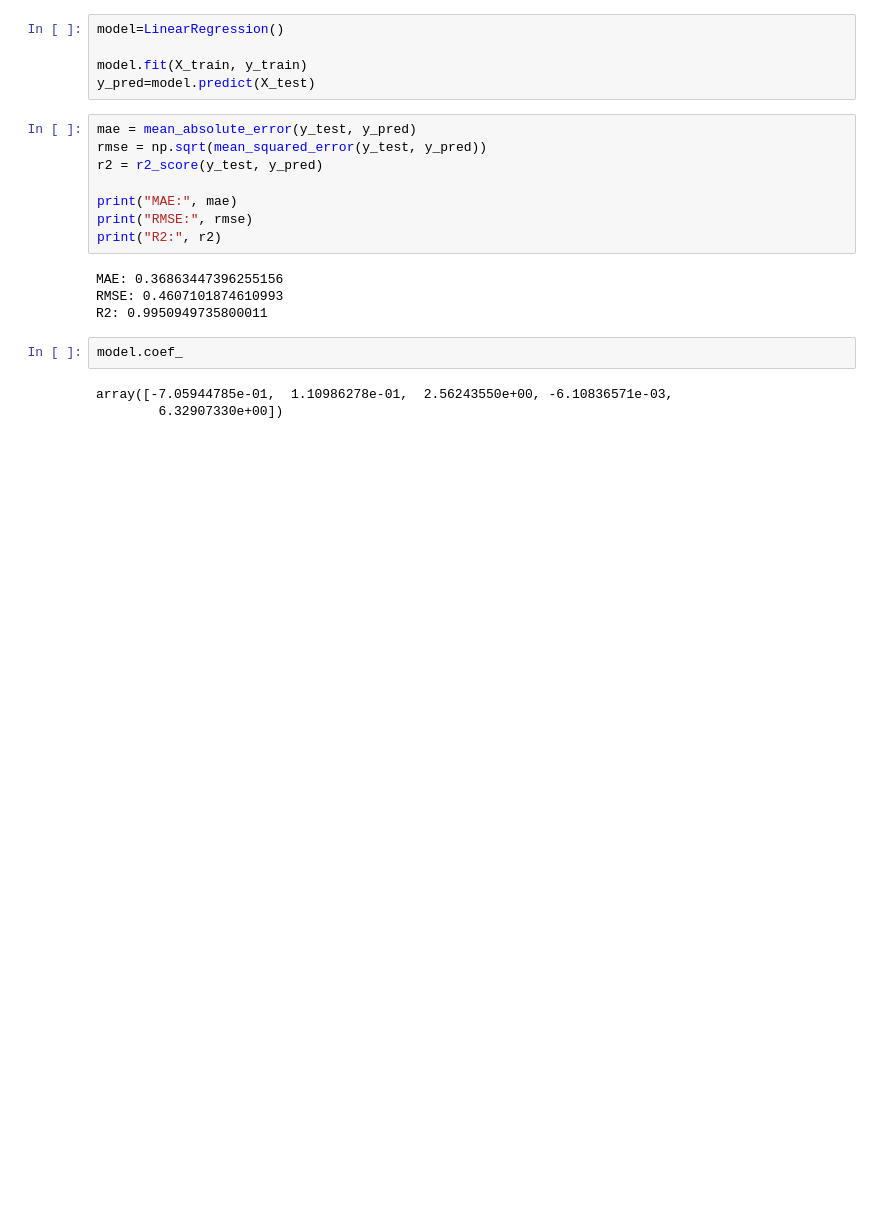
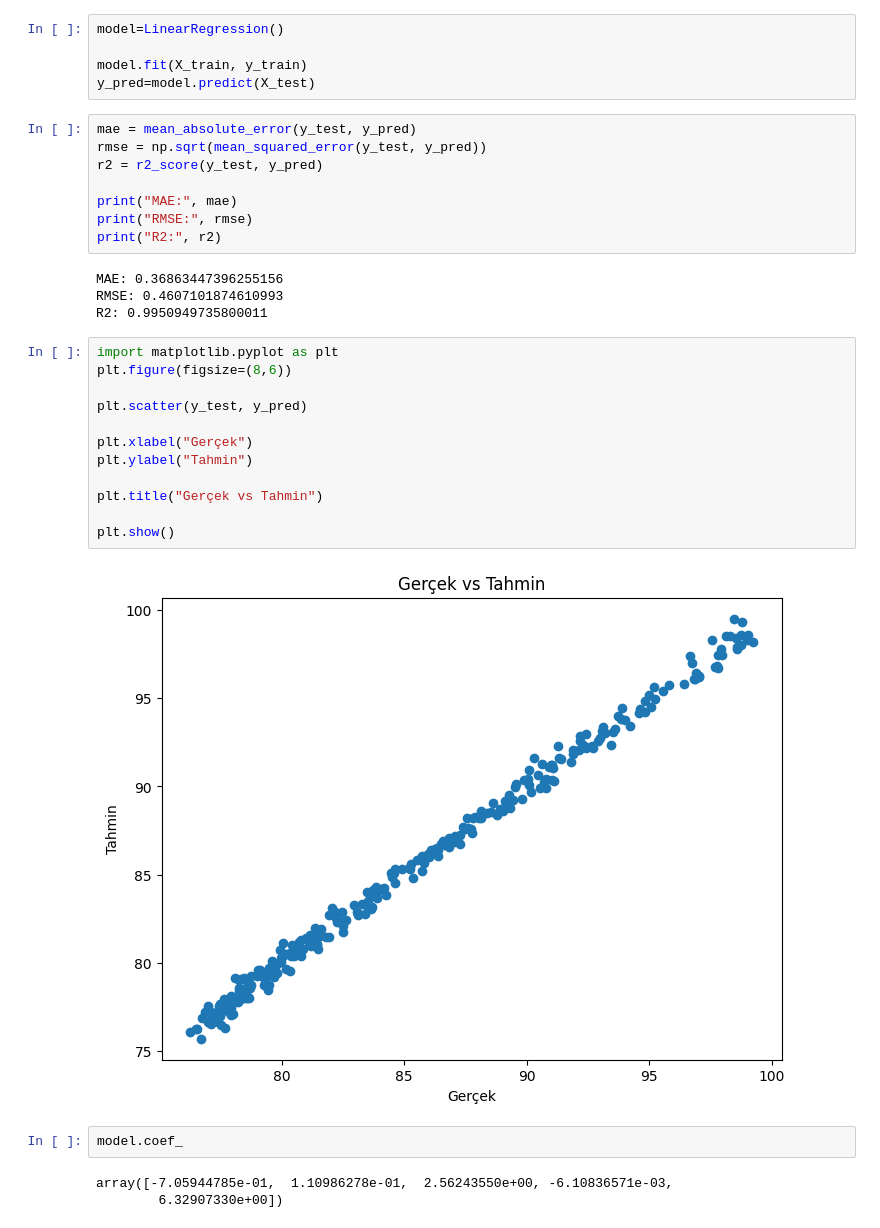
Before and after one commit to pattern-recognation/ev_battery_performance, a Jupyter notebook: regression_model.ipynb, the cells around one changed output. Saved outputs shown, nothing was run; the diff lists cells and outputs as text; blank space fills up the shorter version.

```diff
--- a/regression_model.ipynb
+++ b/regression_model.ipynb
@@ -85,6 +88,20 @@ print("R2:", r2)
 MAE: 0.36863447396255156
 RMSE: 0.4607101874610993
 R2: 0.9950949735800011
+# %%
+import matplotlib.pyplot as plt
+plt.figure(figsize=(8,6))
+
+plt.scatter(y_test, y_pred)
+
+plt.xlabel("Gerçek")
+plt.ylabel("Tahmin")
+
+plt.title("Gerçek vs Tahmin")
+
+plt.show()
+# %% [output]
+[figure, added]
 # %%
 model.coef_
 # %% [output]
```
Also changed, not shown: parts of 4 cells of this notebook.
